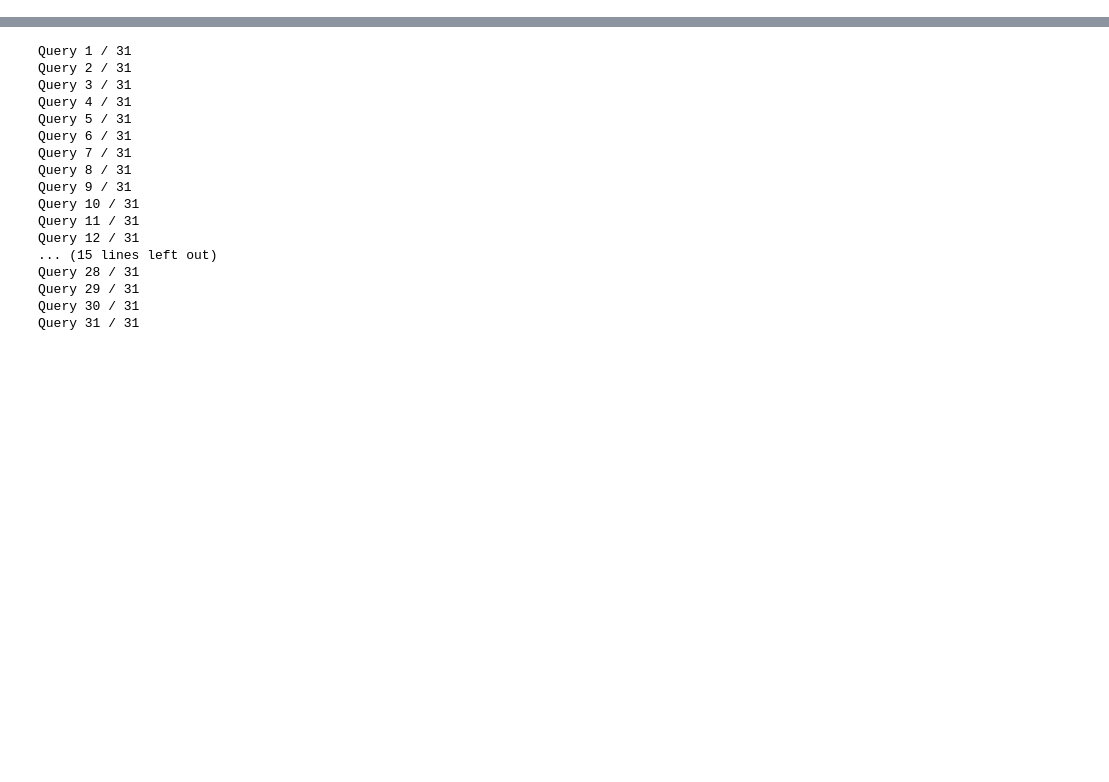
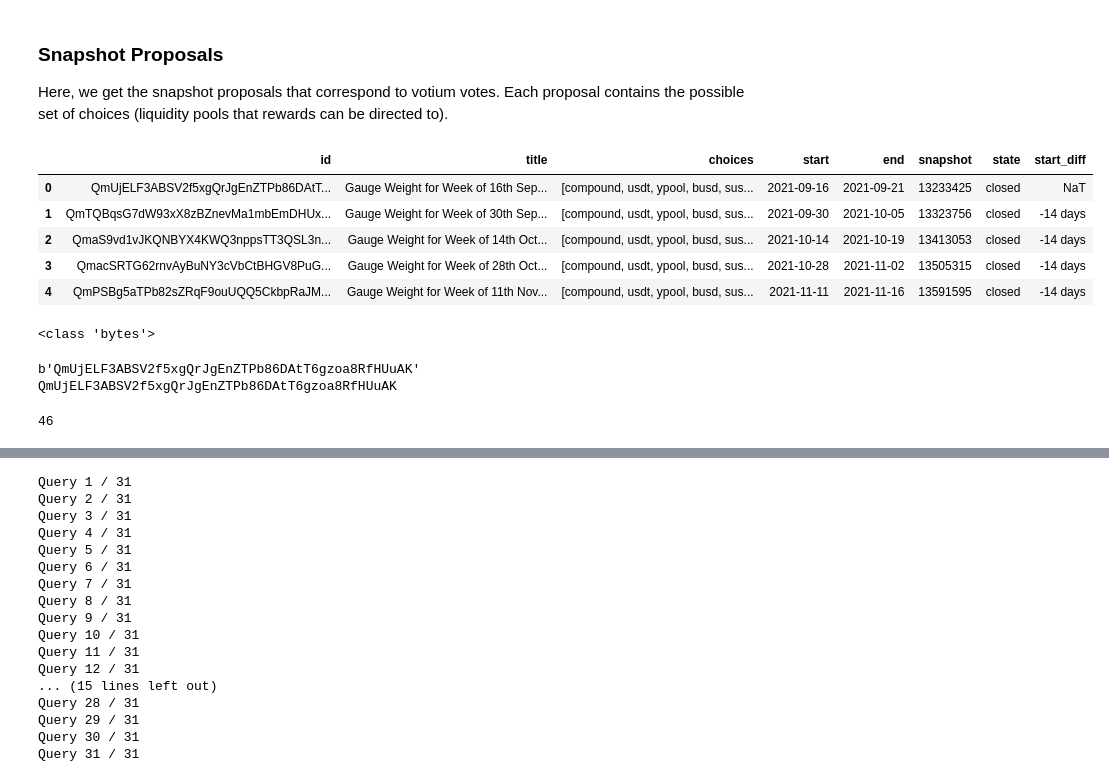
Before and after one commit to bam4564/flywheel, a Jupyter notebook: VotiumBribes.ipynb, the cells around one changed output, grey strips where cells are left out. Drawn from its saved outputs; the diff is of its cells as text; code cells hidden in the pictures; blank space fills up the shorter version.

```diff
--- a/VotiumBribes.ipynb
+++ b/VotiumBribes.ipynb
@@ -47,3 +84,7 @@ sg_curve = sg.load_subgraph(URL_CURVE_POOLS)
+# %% [markdown]
+### Snapshot Proposals
+
+Here, we get the snapshot proposals that correspond to votium votes. Each proposal contains the possible set of choices (liquidity pools that rewards can be directed to).
 # %%
 proposal_attrs = [
     'id',
@@ -80,0 +137,33 @@ data_proposals = [d for d in data_proposals if d['title'].startswith('Gauge Weig
+# %%
+df_proposals.head()
+# %% [output]
+|  | id | title | choices | start | end | snapshot | state | start_diff |
+| 0 | QmUjELF3ABSV2f5xgQrJgEnZTPb86DAtT... | Gauge Weight for Week of 16th Sep... | [compound, usdt, ypool, busd, sus... | 2021-09-16 | 2021-09-21 | 13233425 | closed | NaT |
+| 1 | QmTQBqsG7dW93xX8zBZnevMa1mbEmDHUx... | Gauge Weight for Week of 30th Sep... | [compound, usdt, ypool, busd, sus... | 2021-09-30 | 2021-10-05 | 13323756 | closed | -14 days |
+| 2 | QmaS9vd1vJKQNBYX4KWQ3nppsTT3QSL3n... | Gauge Weight for Week of 14th Oct... | [compound, usdt, ypool, busd, sus... | 2021-10-14 | 2021-10-19 | 13413053 | closed | -14 days |
+| 3 | QmacSRTG62rnvAyBuNY3cVbCtBHGV8PuG... | Gauge Weight for Week of 28th Oct... | [compound, usdt, ypool, busd, sus... | 2021-10-28 | 2021-11-02 | 13505315 | closed | -14 days |
+| 4 | QmPSBg5aTPb82sZRqF9ouUQQ5CkbpRaJM... | Gauge Weight for Week of 11th Nov... | [compound, usdt, ypool, busd, sus... | 2021-11-11 | 2021-11-16 | 13591595 | closed | -14 days |
+# %%
+message = "Python is fun"
+message_bytes = message.encode('ascii')
+base64_bytes = base64.b64encode(message_bytes)
+base64_message = base64_bytes.decode('ascii')
+
+print(type(message_bytes))
+# %% [output]
+<class 'bytes'>
+# %%
+import base64
+
+a = bytes(df_proposals.id.values.tolist()[0], 'utf-8')
+print(a)
+print(a.decode('ascii'))
+
+# df_proposals.id.apply(lambda s: )
+# %% [output]
+b'QmUjELF3ABSV2f5xgQrJgEnZTPb86DAtT6gzoa8RfHUuAK'
+QmUjELF3ABSV2f5xgQrJgEnZTPb86DAtT6gzoa8RfHUuAK
+# %%
+len('QmPSBg5aTPb82sZRqF9ouUQQ5CkbpRaJMdHYUMieN3dpqv')
+# %% [output]
+46
```
Also changed, not shown: parts of 40 cells of this notebook.
